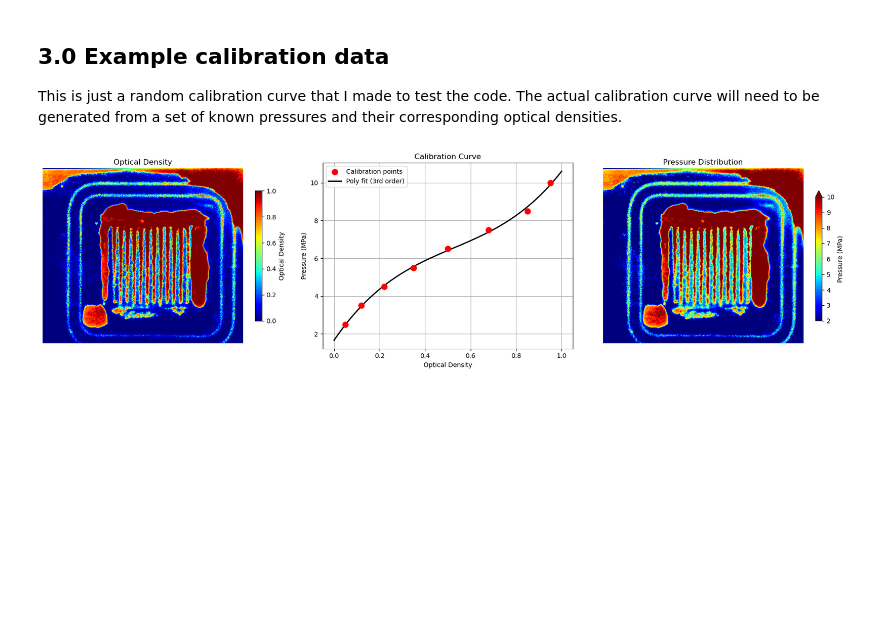
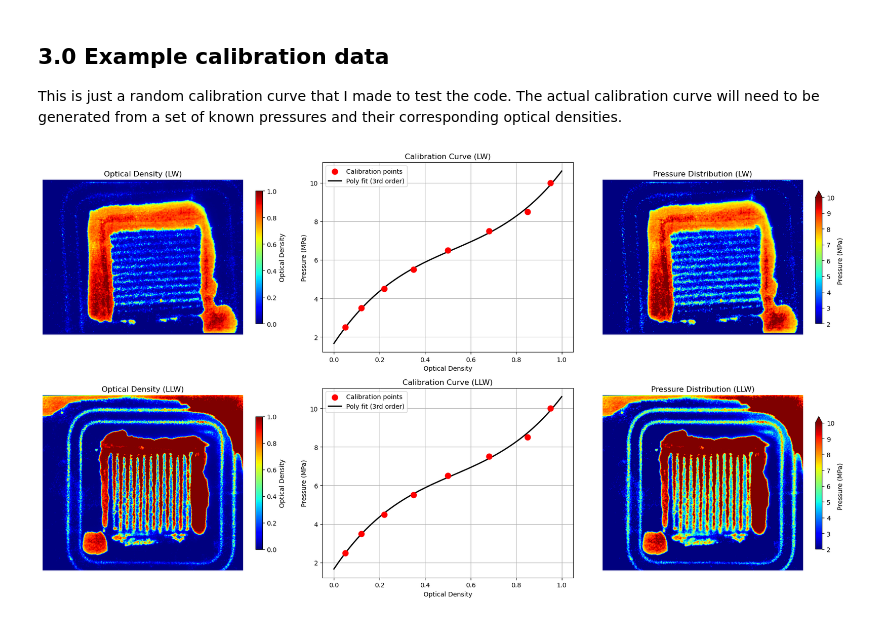
Before and after one commit to nparaskevas/pressure-film-calibration, a Jupyter notebook: prescale-example.ipynb, the cells around one changed output. Cells and saved outputs as stored; diff of their text form; code cells hidden in the pictures; blank space fills up the shorter version.

```diff
--- a/prescale-example.ipynb
+++ b/prescale-example.ipynb
@@ -39,11 +59,17 @@ def compute_optical_density(channel, g0):
     return -np.log10(channel / g0)
 
 
+red_llw, green_llw, blue_llw = read_colour_channels(llw_tif_c)
 
-red, green, blue = read_colour_channels(llw_tif_c)
+# Correct dynamic range (llw)
+print(f'Red llw:   min={red_llw.min():.0f}, max={red_llw.max():.0f}, range={red_llw.max()-red_llw.min():.0f}')
+print(f'Green llw: min={green_llw.min():.0f}, max={green_llw.max():.0f}, range={green_llw.max()-green_llw.min():.0f}')
+print(f'Blue llw:  min={blue_llw.min():.0f}, max={blue_llw.max():.0f}, range={blue_llw.max()-blue_llw.min():.0f}')
 
-# Correct dynamic range
-print(f'Red:   min={red.min():.0f}, max={red.max():.0f}, range={red.max()-red.min():.0f}')
-print(f'Green: min={green.min():.0f}, max={green.max():.0f}, range={green.max()-green.min():.0f}')
-print(f'Blue:  min={blue.min():.0f}, max={blue.max():.0f}, range={blue.max()-blue.min():.0f}')
+red_lw, green_lw, blue_lw = read_colour_channels(lw_tif_c)
+# Correct dynamic range (lw)
+print("--------------------------------------")
+print(f'Red lw:   min={red_lw.min():.0f}, max={red_lw.max():.0f}, range={red_lw.max()-red_lw.min():.0f}')
+print(f'Green lw: min={green_lw.min():.0f}, max={green_lw.max():.0f}, range={green_lw.max()-green_lw.min():.0f}')
+print(f'Blue lw:  min={blue_lw.min():.0f}, max={blue_lw.max():.0f}, range={blue_lw.max()-blue_lw.min():.0f}')
 # %% [output]
@@ -109,6 +156,6 @@ Calibrate again the white reference to compute the optical density. Looks quite
 g0 = base_swatch.mean()
 print(f'White reference G0: {g0}')
 
-green = np.clip(green, 1, None) # Avoid log(0) by clipping to a minimum of 1
-od = -np.log10(green / g0)
+green_llw_od = compute_optical_density(green_llw, g0)
+green_lw_od = compute_optical_density(green_lw, g0)
 # %% [output]
@@ -120,40 +167,45 @@ This is just a random calibration curve that I made to test the code. The actual
 # %%
 # Calibration data
 od_cal = np.array([0.05, 0.12, 0.22, 0.35, 0.50, 0.68, 0.85, 0.95])
 p_cal = np.array([2.5, 3.5, 4.5, 5.5, 6.5, 7.5, 8.5, 10.0])
-
 coeffs = np.polyfit(od_cal, p_cal, 3)
 poly = np.poly1d(coeffs)
 
-# Apply calibration
-pressure_map = poly(od)
-pressure_map = np.clip(pressure_map, 0, 10) # Clip values out of calibration range
+# Apply calibration to both
+pressure_map_lw  = np.clip(poly(green_lw_od),  0, 10)
+pressure_map_llw = np.clip(poly(green_llw_od), 0, 10)
 
-fig, axes = plt.subplots(1, 3, figsize=(18, 5))
+fig, axes = plt.subplots(2, 3, figsize=(18, 10))
 
-# View optical density
-im0 = axes[0].imshow(od, cmap='jet', vmax=1.0)
-fig.colorbar(im0, ax=axes[0], shrink=0.7, label='Optical Density')
-axes[0].set_title('Optical Density')
-axes[0].axis('off')
+# --- Shared calibration curve data ---
+od_fit = np.linspace(0, 1.0, 100)
 
-# View calibration curve
-od_fit = np.linspace(0, 1.0, 100)
-axes[1].scatter(od_cal, p_cal, color='red', s=80, zorder=5, label='Calibration points')
-axes[1].plot(od_fit, poly(od_fit), 'k-', linewidth=2, label='Poly fit (3rd order)')
-axes[1].set_xlabel('Optical Density')
-axes[1].set_ylabel('Pressure (MPa)')
-axes[1].set_title('Calibration Curve')
-axes[1].legend()
-axes[1].grid(True)
+for row, (od_map, pressure_map, label) in enumerate([
+    (green_lw_od,  pressure_map_lw,  'LW'),
+    (green_llw_od, pressure_map_llw, 'LLW'),
+]):
+    # Col 0: Optical Density
+    im0 = axes[row, 0].imshow(od_map, cmap='jet', vmax=1.0)
+    fig.colorbar(im0, ax=axes[row, 0], shrink=0.7, label='Optical Density')
+    axes[row, 0].set_title(f'Optical Density ({label})')
+    axes[row, 0].axis('off')
 
-# View pressure map
-im2 = axes[2].imshow(pressure_map, cmap='jet', vmin=2, vmax=10)
-fig.colorbar(im2, ax=axes[2], shrink=0.7, label='Pressure (MPa)', extend='max')
-axes[2].set_title('Pressure Distribution')
-axes[2].axis('off')
+    # Col 1: Calibration curve (same for both rows)
+    axes[row, 1].scatter(od_cal, p_cal, color='red', s=80, zorder=5, label='Calibration points')
+    axes[row, 1].plot(od_fit, poly(od_fit), 'k-', linewidth=2, label='Poly fit (3rd order)')
+    axes[row, 1].set_xlabel('Optical Density')
+    axes[row, 1].set_ylabel('Pressure (MPa)')
+    axes[row, 1].set_title(f'Calibration Curve ({label})')
+    axes[row, 1].legend()
+    axes[row, 1].grid(True)
+
+    # Col 2: Pressure map
+    im2 = axes[row, 2].imshow(pressure_map, cmap='jet', vmin=2, vmax=10)
+    fig.colorbar(im2, ax=axes[row, 2], shrink=0.7, label='Pressure (MPa)', extend='max')
+    axes[row, 2].set_title(f'Pressure Distribution ({label})')
+    axes[row, 2].axis('off')
 
 plt.tight_layout()
 plt.show()
 # %% [output]
-[figure, old version]
+[figure, new version]
```
Also changed, not shown: parts of 7 cells of this notebook, 1 other file.
